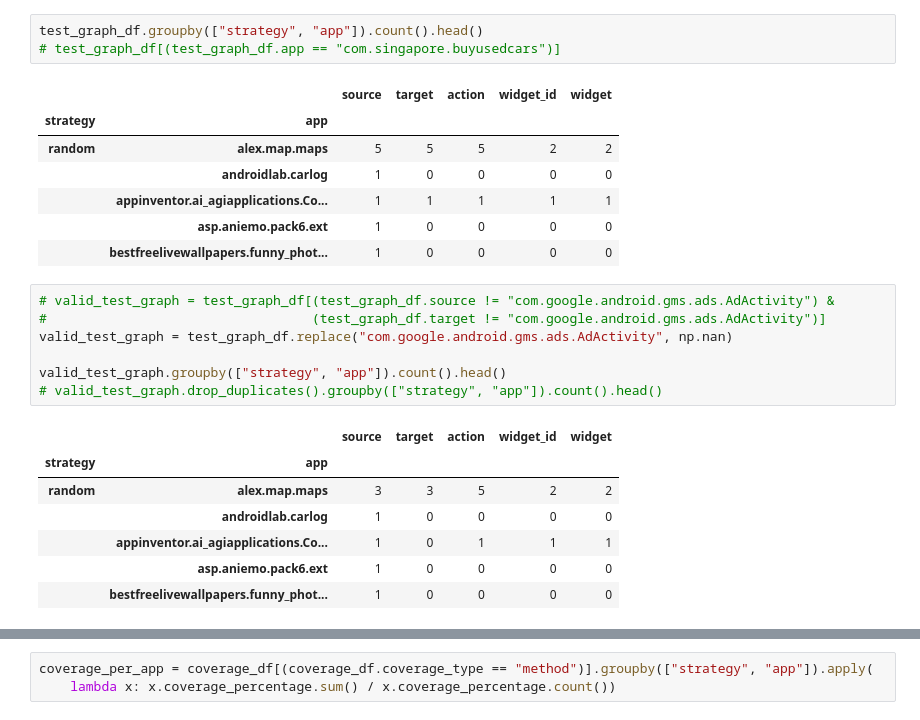
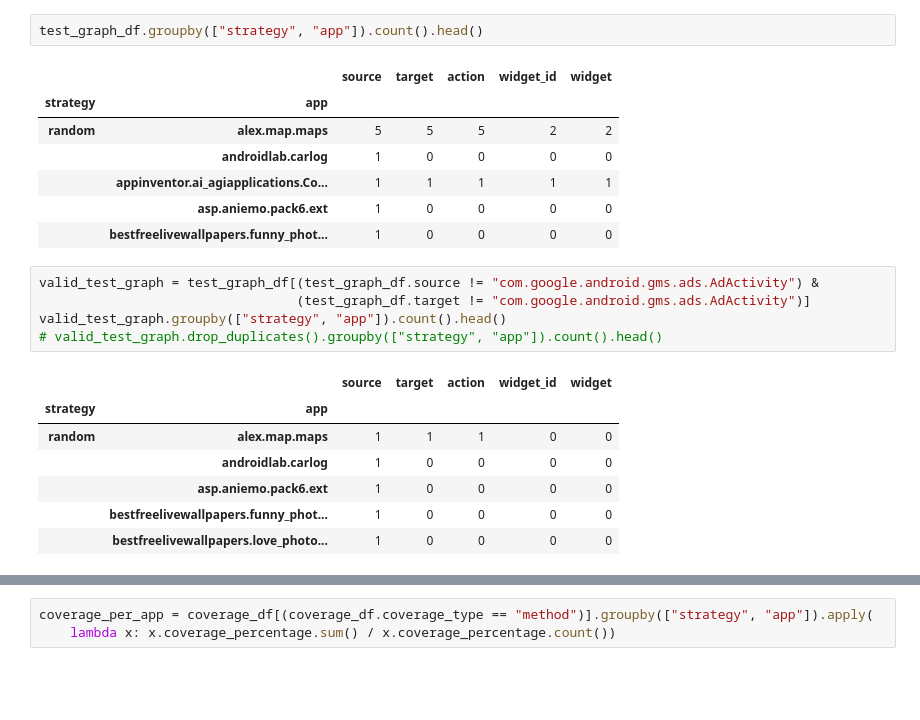
Before and after one commit to sangamk/IncubatorDataAnalyser, a Jupyter notebook: notebooks/GraphCoverage.ipynb, the cells around one changed output, grey strips where cells are left out. Drawn from its saved outputs; the diff is of its cells as text; blank space fills up the shorter version.

```diff
--- a/notebooks/GraphCoverage.ipynb
+++ b/notebooks/GraphCoverage.ipynb
@@ -41,6 +35,5 @@ test_graph_df.head()
 # %%
 test_graph_df.groupby(["strategy", "app"]).count().head()
-# test_graph_df[(test_graph_df.app == "com.singapore.buyusedcars")]
 # %% [output]
 |  |  | source | target | action | widget_id | widget |
 | strategy | app |  |  |  |  |  |
@@ -50,20 +43,18 @@ test_graph_df.groupby(["strategy", "app"]).count().head()
 |  | asp.aniemo.pack6.ext | 1 | 0 | 0 | 0 | 0 |
 |  | bestfreelivewallpapers.funny_phot... | 1 | 0 | 0 | 0 | 0 |
 # %%
-# valid_test_graph = test_graph_df[(test_graph_df.source != "com.google.android.gms.ads.AdActivity") &
-#                                  (test_graph_df.target != "com.google.android.gms.ads.AdActivity")]
-valid_test_graph = test_graph_df.replace("com.google.android.gms.ads.AdActivity", np.nan)
-
+valid_test_graph = test_graph_df[(test_graph_df.source != "com.google.android.gms.ads.AdActivity") &
+                                 (test_graph_df.target != "com.google.android.gms.ads.AdActivity")]
 valid_test_graph.groupby(["strategy", "app"]).count().head()
 # valid_test_graph.drop_duplicates().groupby(["strategy", "app"]).count().head()
 # %% [output]
 |  |  | source | target | action | widget_id | widget |
 | strategy | app |  |  |  |  |  |
-| random | alex.map.maps | 3 | 3 | 5 | 2 | 2 |
+| random | alex.map.maps | 1 | 1 | 1 | 0 | 0 |
 |  | androidlab.carlog | 1 | 0 | 0 | 0 | 0 |
-|  | appinventor.ai_agiapplications.Co... | 1 | 0 | 1 | 1 | 1 |
 |  | asp.aniemo.pack6.ext | 1 | 0 | 0 | 0 | 0 |
 |  | bestfreelivewallpapers.funny_phot... | 1 | 0 | 0 | 0 | 0 |
+|  | bestfreelivewallpapers.love_photo... | 1 | 0 | 0 | 0 | 0 |
 # %%
 coverage_df.head()
 # %% [output]
```
Also changed, not shown: parts of 22 cells of this notebook, 2 other files.
